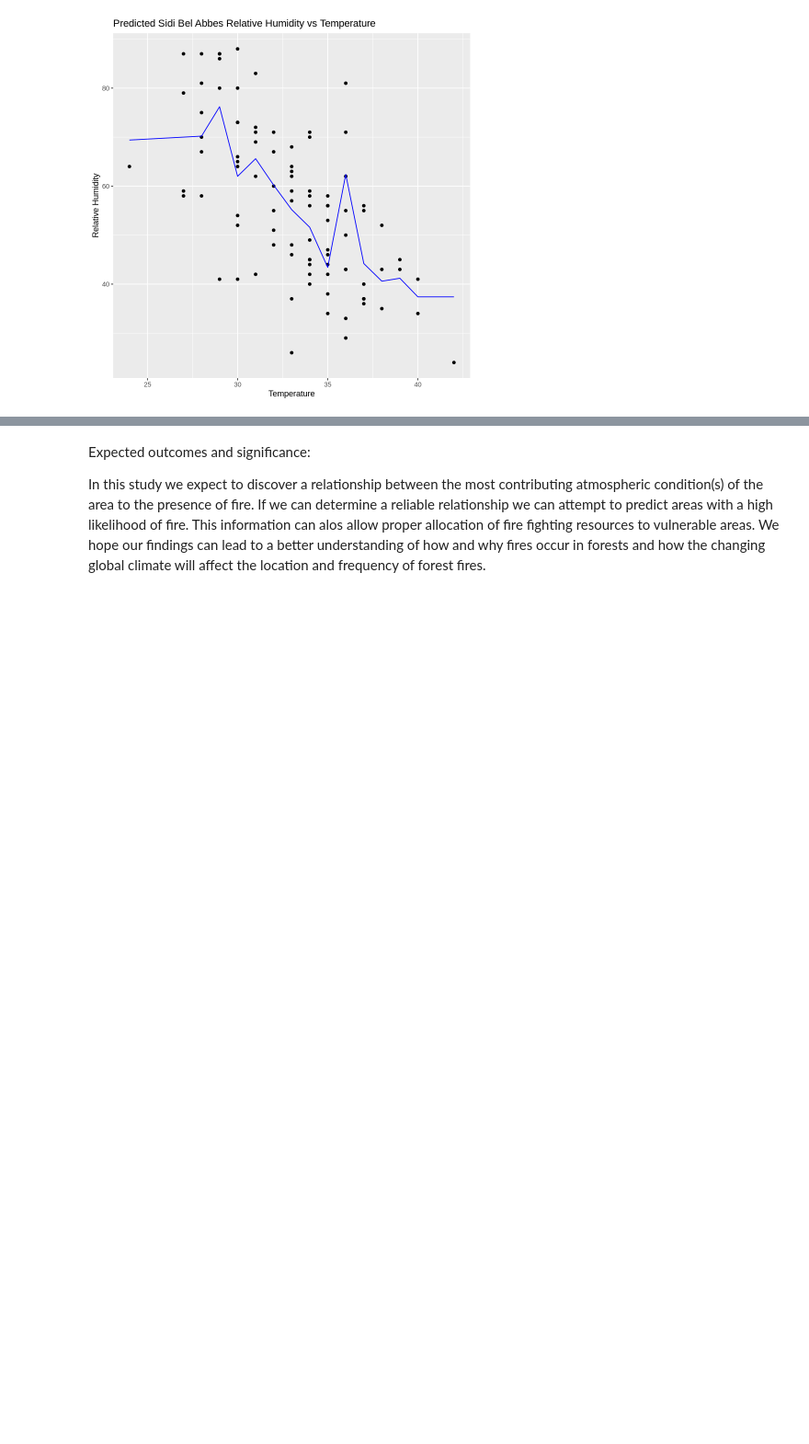
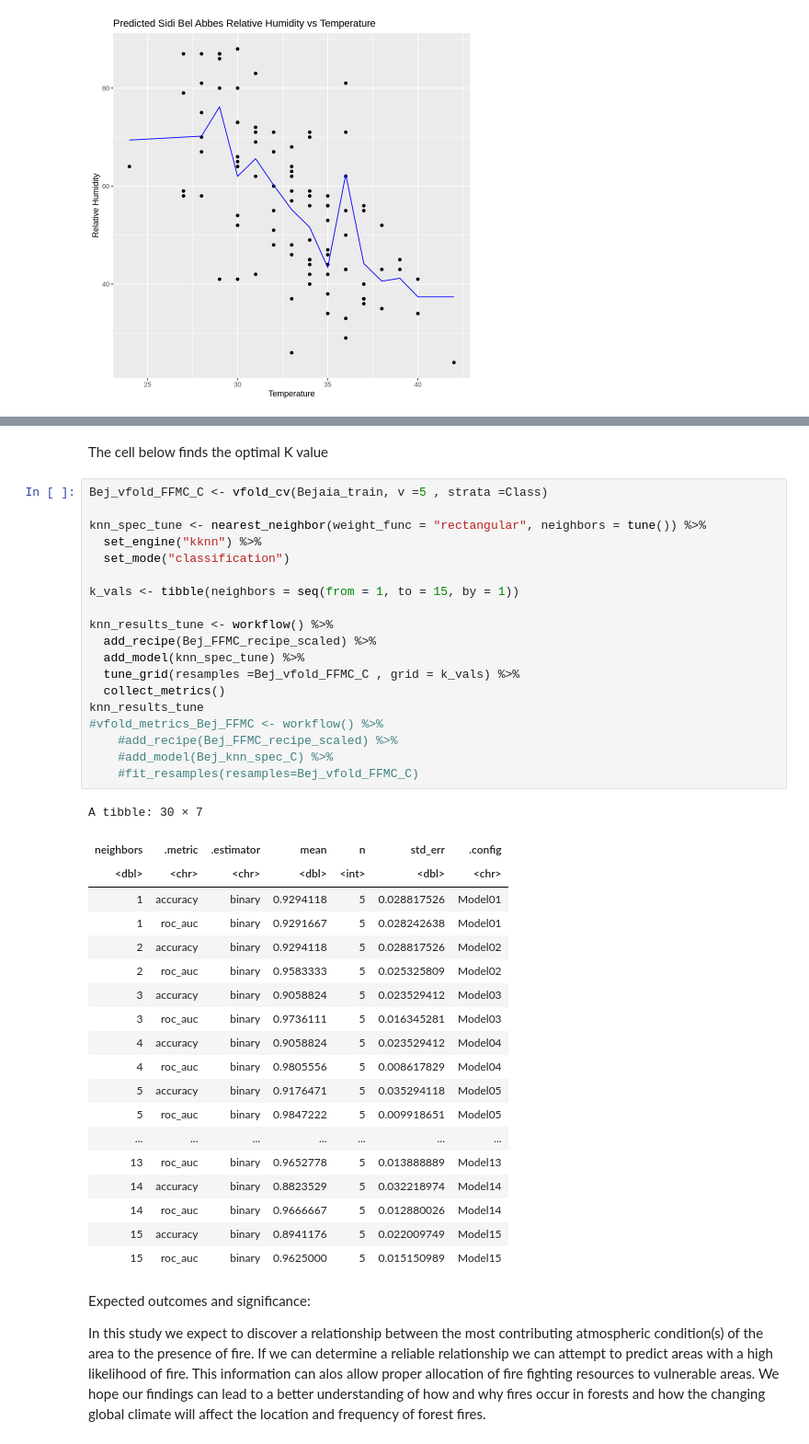
Before and after one commit to Bchau02/DSCI-100-Group-11-Project, a Jupyter notebook: Project.ipynb, the cells around one changed output, grey strips where cells are left out. Shown at 92% size. Saved outputs shown, nothing was run; the diff lists cells and outputs as text; blank space fills up the shorter version.

```diff
--- a/Project.ipynb
+++ b/Project.ipynb
@@ -526,3 +616,44 @@ Best k: 3
+# %% [markdown]
+The cell below finds the optimal K value
+# %%
+Bej_vfold_FFMC_C <- vfold_cv(Bejaia_train, v =5 , strata =Class)
+
+knn_spec_tune <- nearest_neighbor(weight_func = "rectangular", neighbors = tune()) %>%
+  set_engine("kknn") %>%
+  set_mode("classification")
+
+k_vals <- tibble(neighbors = seq(from = 1, to = 15, by = 1))
+
+knn_results_tune <- workflow() %>%
+  add_recipe(Bej_FFMC_recipe_scaled) %>%
+  add_model(knn_spec_tune) %>%
+  tune_grid(resamples =Bej_vfold_FFMC_C , grid = k_vals) %>%
+  collect_metrics()
+knn_results_tune
+#vfold_metrics_Bej_FFMC <- workflow() %>%
+    #add_recipe(Bej_FFMC_recipe_scaled) %>%
+    #add_model(Bej_knn_spec_C) %>%
+    #fit_resamples(resamples=Bej_vfold_FFMC_C)
+# %% [output]
+A tibble: 30 × 7
+| neighbors | .metric | .estimator | mean | n | std_err | .config |
+| <dbl> | <chr> | <chr> | <dbl> | <int> | <dbl> | <chr> |
+| 1 | accuracy | binary | 0.9294118 | 5 | 0.028817526 | Model01 |
+| 1 | roc_auc | binary | 0.9291667 | 5 | 0.028242638 | Model01 |
+| 2 | accuracy | binary | 0.9294118 | 5 | 0.028817526 | Model02 |
+| 2 | roc_auc | binary | 0.9583333 | 5 | 0.025325809 | Model02 |
+| 3 | accuracy | binary | 0.9058824 | 5 | 0.023529412 | Model03 |
+| 3 | roc_auc | binary | 0.9736111 | 5 | 0.016345281 | Model03 |
+| 4 | accuracy | binary | 0.9058824 | 5 | 0.023529412 | Model04 |
+| 4 | roc_auc | binary | 0.9805556 | 5 | 0.008617829 | Model04 |
+| 5 | accuracy | binary | 0.9176471 | 5 | 0.035294118 | Model05 |
+| 5 | roc_auc | binary | 0.9847222 | 5 | 0.009918651 | Model05 |
+| ... | ... | ... | ... | ... | ... | ... |
+| 13 | roc_auc | binary | 0.9652778 | 5 | 0.013888889 | Model13 |
+| 14 | accuracy | binary | 0.8823529 | 5 | 0.032218974 | Model14 |
+| 14 | roc_auc | binary | 0.9666667 | 5 | 0.012880026 | Model14 |
+| 15 | accuracy | binary | 0.8941176 | 5 | 0.022009749 | Model15 |
+| 15 | roc_auc | binary | 0.9625000 | 5 | 0.015150989 | Model15 |
 # %% [markdown]
 Expected outcomes and significance:
 
```
Also changed, not shown: parts of 6 cells of this notebook.
